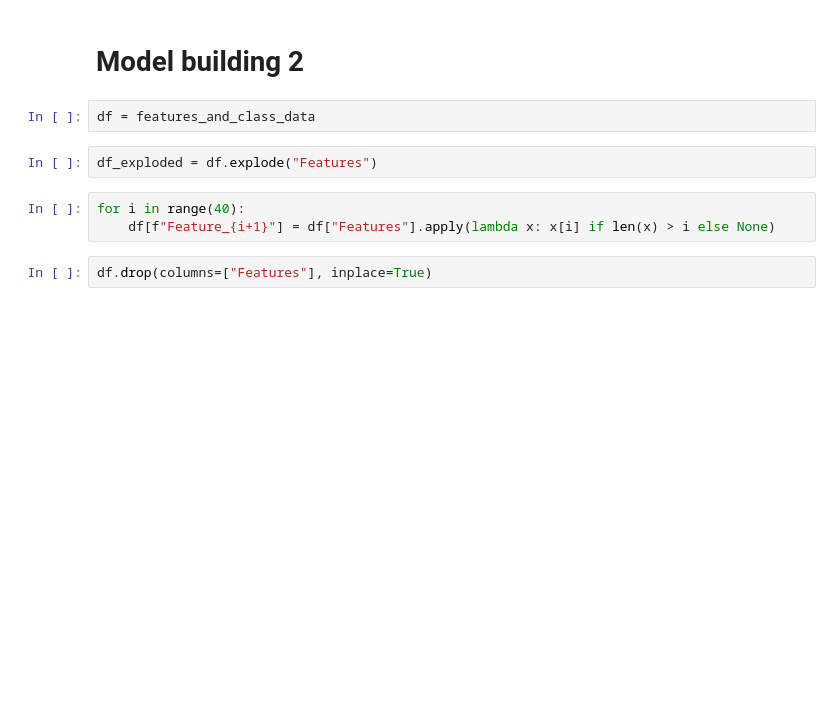
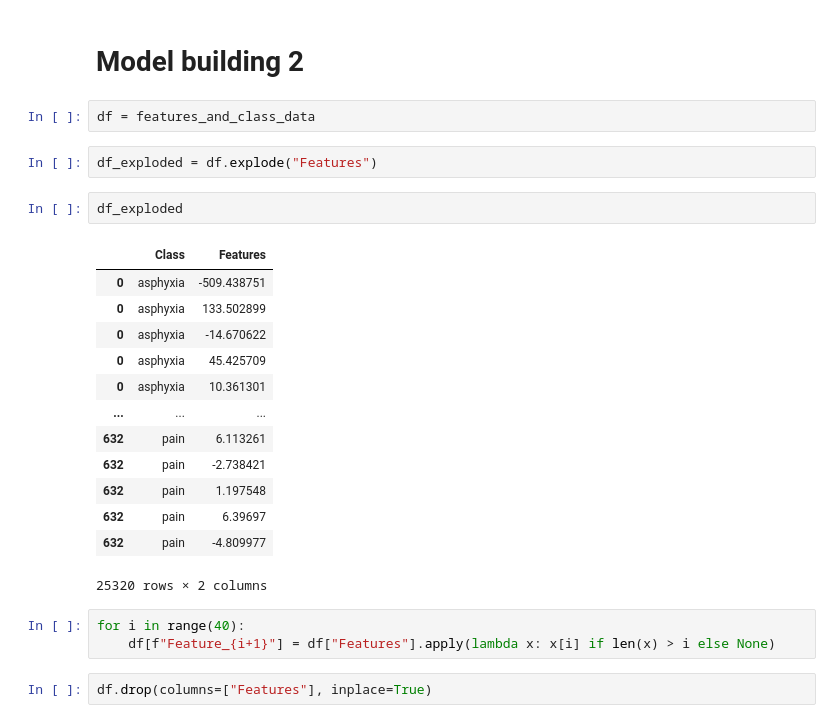
Before and after one commit to Aman-Vishwakarma1729/Automatic_Infant_Cry_Audio_Classification, a Jupyter notebook: Rersearch/main_working.ipynb, the cells around one changed output. Cells and saved outputs as stored; diff of their text form; blank space fills up the shorter version.

```diff
--- a/Rersearch/main_working.ipynb
+++ b/Rersearch/main_working.ipynb
@@ -462,6 +458,22 @@ Asphyxia
 df = features_and_class_data
 # %%
 df_exploded = df.explode("Features")
+# %%
+df_exploded
+# %% [output]
+|  | Class | Features |
+| 0 | asphyxia | -509.438751 |
+| 0 | asphyxia | 133.502899 |
+| 0 | asphyxia | -14.670622 |
+| 0 | asphyxia | 45.425709 |
+| 0 | asphyxia | 10.361301 |
+| ... | ... | ... |
+| 632 | pain | 6.113261 |
+| 632 | pain | -2.738421 |
+| 632 | pain | 1.197548 |
+| 632 | pain | 6.39697 |
+| 632 | pain | -4.809977 |
+25320 rows × 2 columns
 # %%
 for i in range(40):
     df[f"Feature_{i+1}"] = df["Features"].apply(lambda x: x[i] if len(x) > i else None)
```
Also changed, not shown: parts of 6 cells of this notebook, 5 other files.
